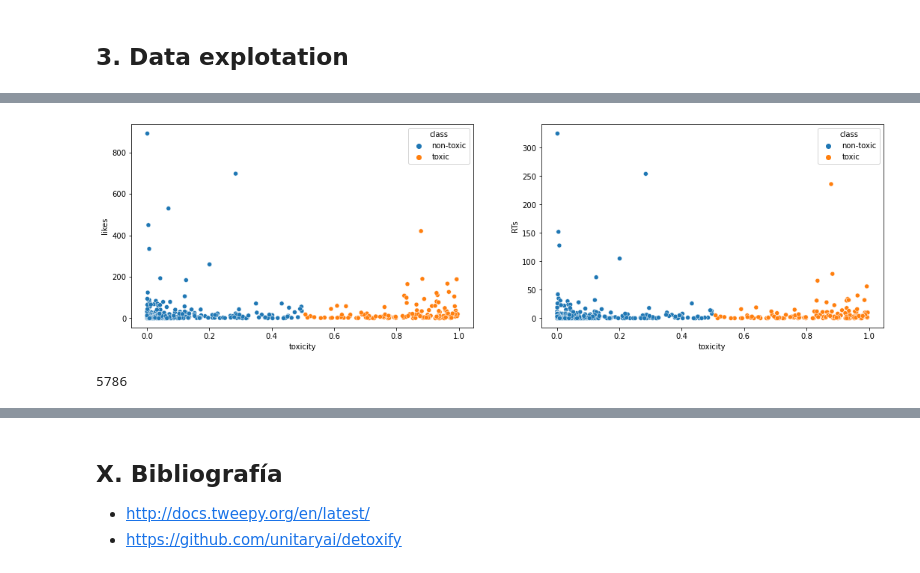
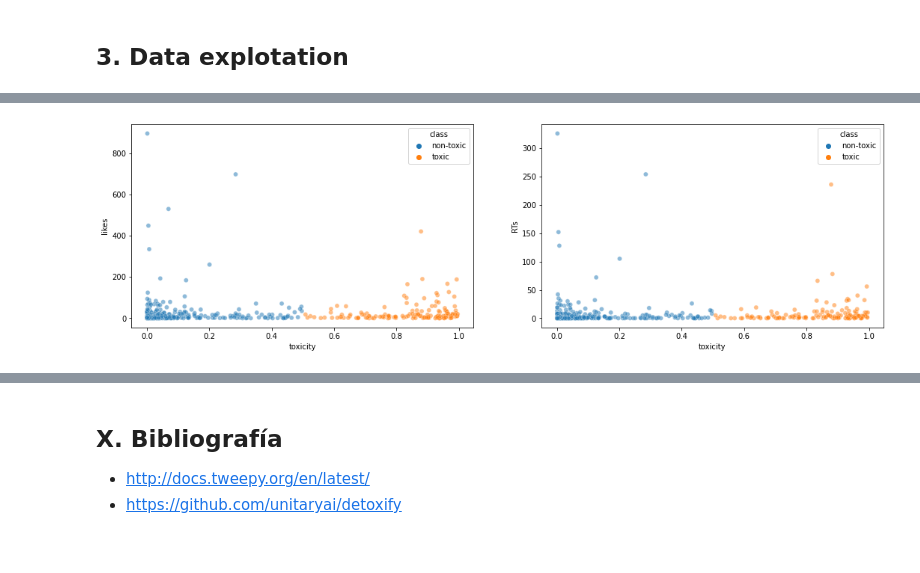
Before and after one commit to gmachinromero/project_robotodio, a Jupyter notebook: notebooks/02-multilingual-model.ipynb, the cells around one changed output, grey strips where cells are left out. Drawn from its saved outputs; the diff is of its cells as text; code cells hidden in the pictures.

```diff
--- a/notebooks/02-multilingual-model.ipynb
+++ b/notebooks/02-multilingual-model.ipynb
@@ -351,12 +347,8 @@ top_5
 # %%
 # Toxicity vs. Likes & RTs
 fig, ax = plt.subplots(1, 2, figsize=(18,5))
 
-sns.scatterplot(ax=ax[0], data=df, x='toxicity', y='likes', hue='class')
-sns.scatterplot(ax=ax[1], data=df, x='toxicity', y='RTs', hue='class');
+sns.scatterplot(ax=ax[0], data=df, x='toxicity', y='likes', hue='class', alpha=0.5)
+sns.scatterplot(ax=ax[1], data=df, x='toxicity', y='RTs', hue='class', alpha=0.5);
 # %% [output]
-[figure, old version]
+[figure, new version]
-# %%
-max(df['followers'])
-# %% [output]
-5786
```
Also changed, not shown: parts of 17 cells of this notebook.
